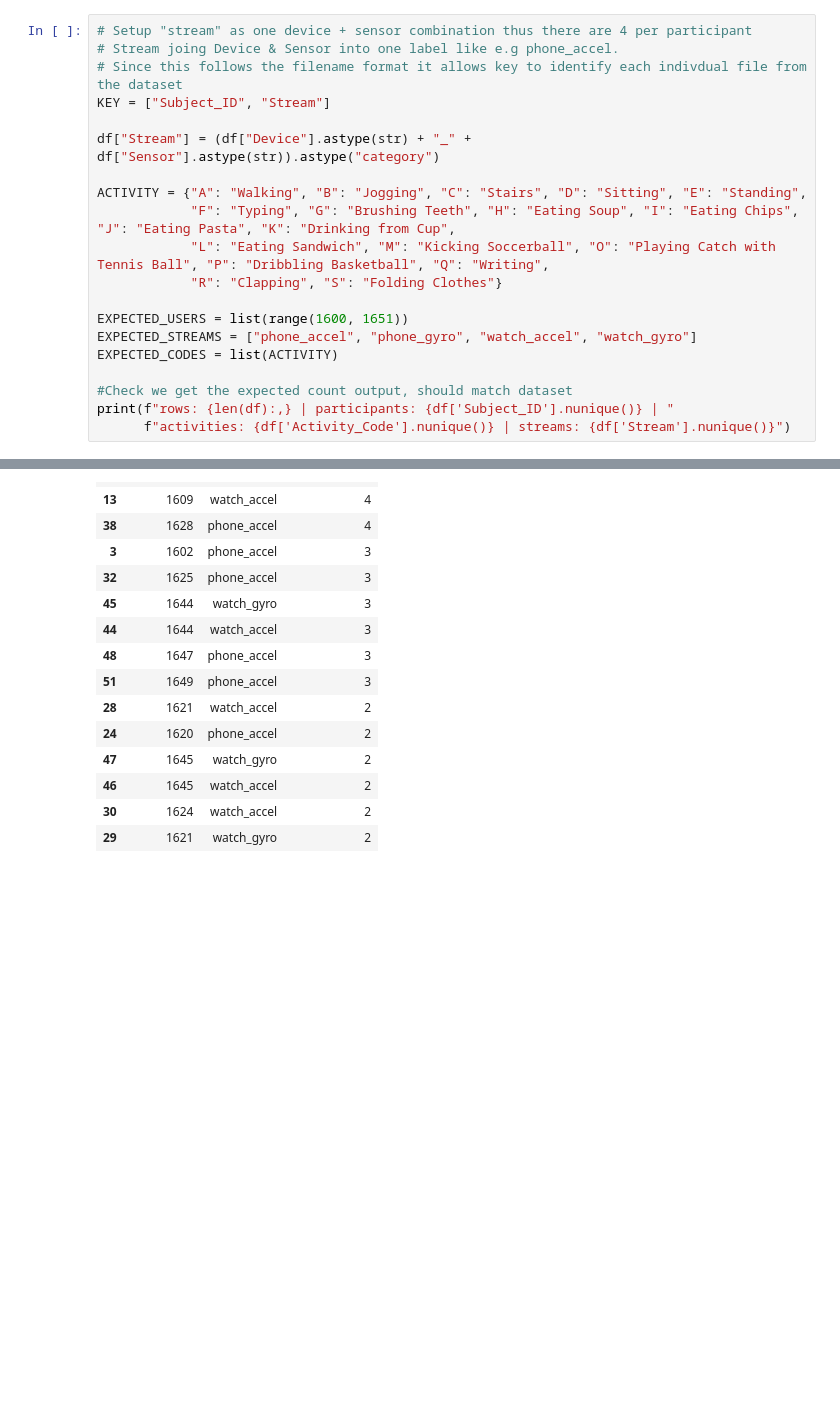
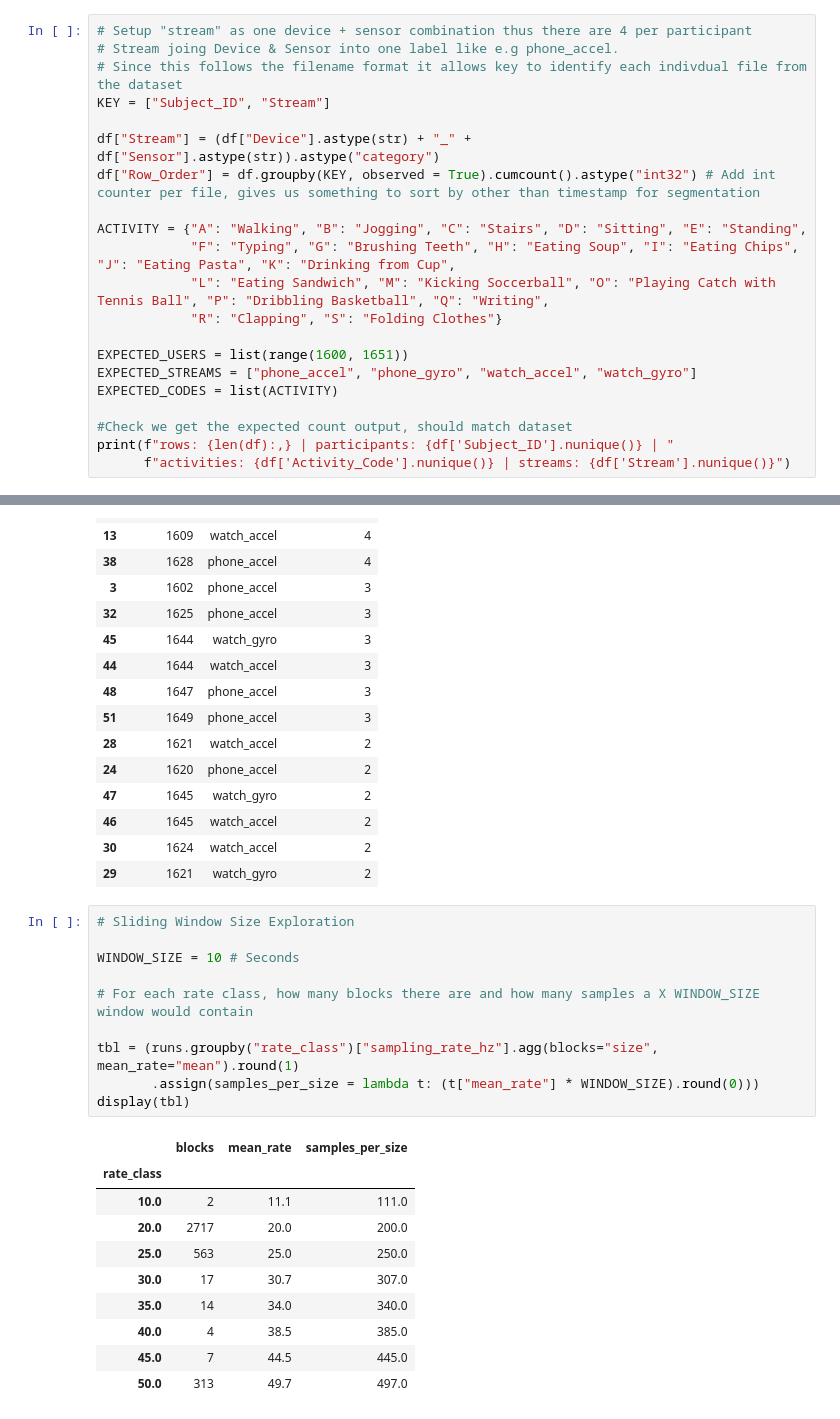
Before and after one commit to busta432/Federated-Learning-WISDM, a Jupyter notebook: NCP-WISDM.ipynb, the cells around one changed output, grey strips where cells are left out. Cells and saved outputs as stored; diff of their text form; blank space fills up the shorter version.

```diff
--- a/NCP-WISDM.ipynb
+++ b/NCP-WISDM.ipynb
@@ -83,6 +98,7 @@ df = pd.read_parquet("/home/busing/Documents/Projects/NCP-Wearables/wisdm_raw.pa
 KEY = ["Subject_ID", "Stream"]
 
 df["Stream"] = (df["Device"].astype(str) + "_" + df["Sensor"].astype(str)).astype("category")
+df["Row_Order"] = df.groupby(KEY, observed = True).cumcount().astype("int32") # Add int counter per file, gives us something to sort by other than timestamp for segmentation
 
 ACTIVITY = {"A": "Walking", "B": "Jogging", "C": "Stairs", "D": "Sitting", "E": "Standing",
             "F": "Typing", "G": "Brushing Teeth", "H": "Eating Soup", "I": "Eating Chips", "J": "Eating Pasta", "K": "Drinking from Cup",
@@ -443,3 +464,24 @@ blocks with mixed step sizes (p95 > 2 x p5): 86 / 3637
 | 46 | 1645 | watch_accel | 2 |
 | 30 | 1624 | watch_accel | 2 |
 | 29 | 1621 | watch_gyro | 2 |
+# %%
+# Sliding Window Size Exploration
+
+WINDOW_SIZE = 10 # Seconds
+
+# For each rate class, how many blocks there are and how many samples a X WINDOW_SIZE window would contain
+
+tbl = (runs.groupby("rate_class")["sampling_rate_hz"].agg(blocks="size", mean_rate="mean").round(1)
+       .assign(samples_per_size = lambda t: (t["mean_rate"] * WINDOW_SIZE).round(0)))
+display(tbl)
+# %% [output]
+|  | blocks | mean_rate | samples_per_size |
+| rate_class |  |  |  |
+| 10.0 | 2 | 11.1 | 111.0 |
+| 20.0 | 2717 | 20.0 | 200.0 |
+| 25.0 | 563 | 25.0 | 250.0 |
+| 30.0 | 17 | 30.7 | 307.0 |
+| 35.0 | 14 | 34.0 | 340.0 |
+| 40.0 | 4 | 38.5 | 385.0 |
+| 45.0 | 7 | 44.5 | 445.0 |
+| 50.0 | 313 | 49.7 | 497.0 |
```
Also changed, not shown: parts of 8 cells of this notebook.
